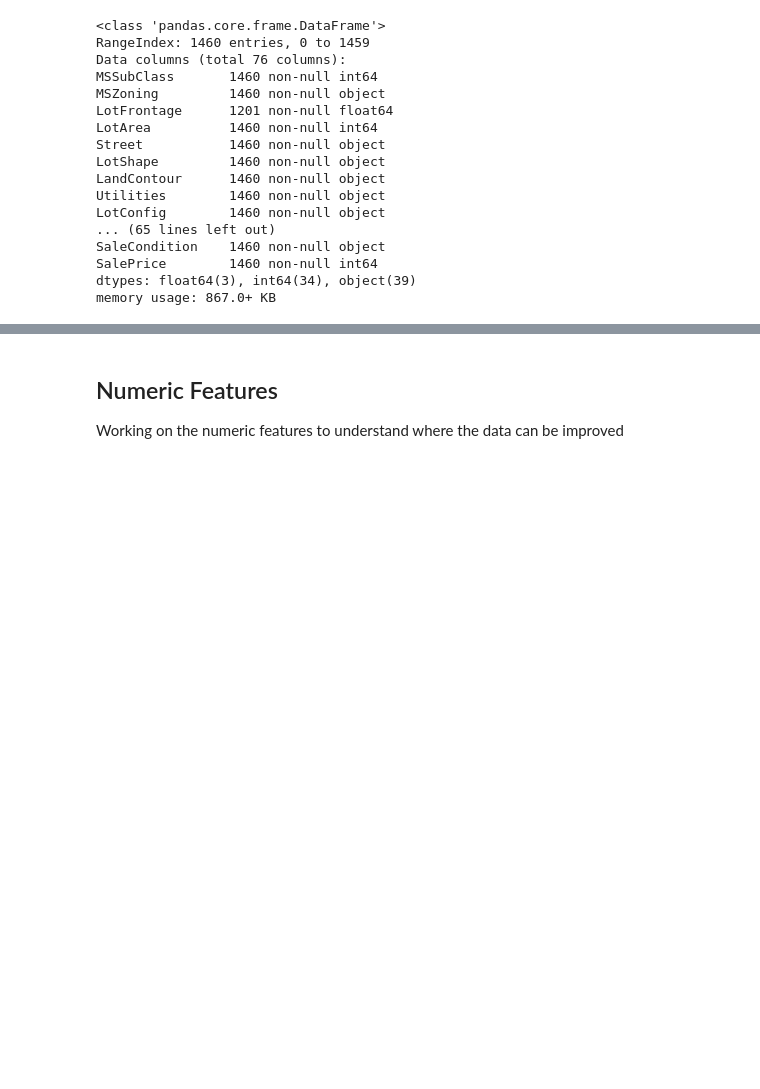
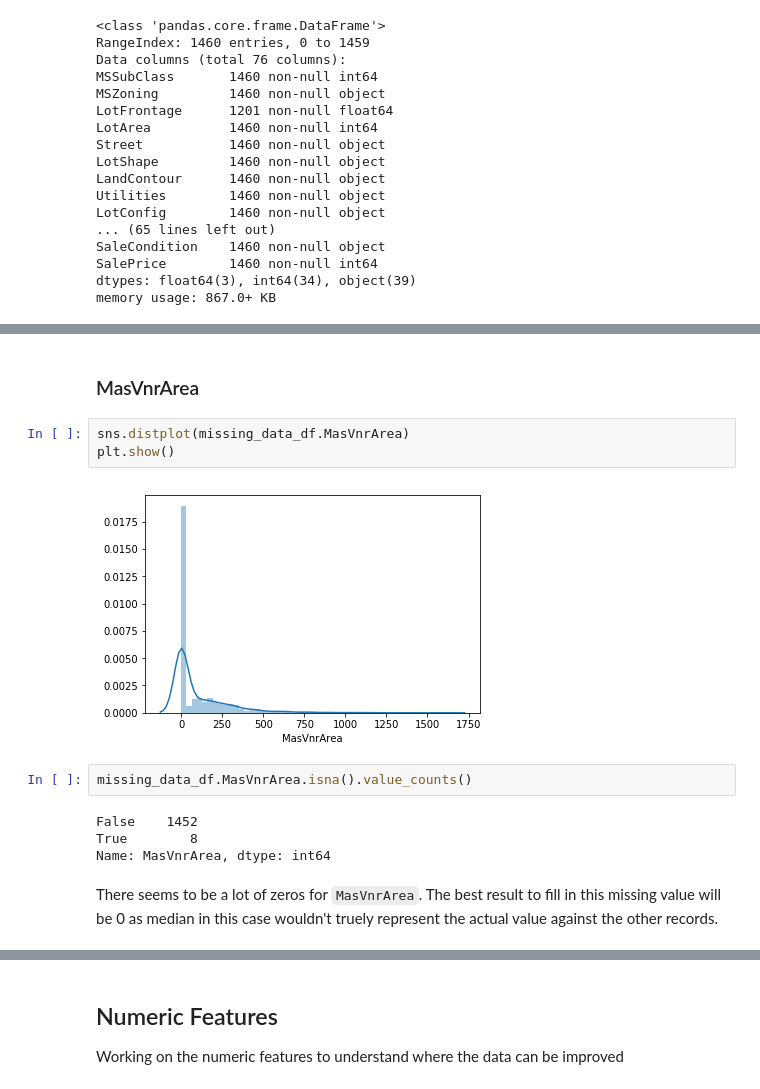
Before and after one commit to Ryan95Z/ml-house-prices, a Jupyter notebook: notebooks/House Prices - Feature Engineering.ipynb, the cells around one changed output, grey strips where cells are left out. Drawn from its saved outputs; the diff is of its cells as text; blank space fills up the shorter version.

```diff
--- a/notebooks/House Prices - Feature Engineering.ipynb
+++ b/notebooks/House Prices - Feature Engineering.ipynb
@@ -90,0 +164,15 @@ plt.show()
+# %% [markdown]
+### MasVnrArea
+# %%
+sns.distplot(missing_data_df.MasVnrArea)
+plt.show()
+# %% [output]
+[figure, added]
+# %%
+missing_data_df.MasVnrArea.isna().value_counts()
+# %% [output]
+False    1452
+True        8
+Name: MasVnrArea, dtype: int64
+# %% [markdown]
+There seems to be a lot of zeros for `MasVnrArea`. The best result to fill in this missing value will be 0 as median in this case wouldn't truely represent the actual value against the other records.
```
Also changed, not shown: parts of 23 cells of this notebook.
